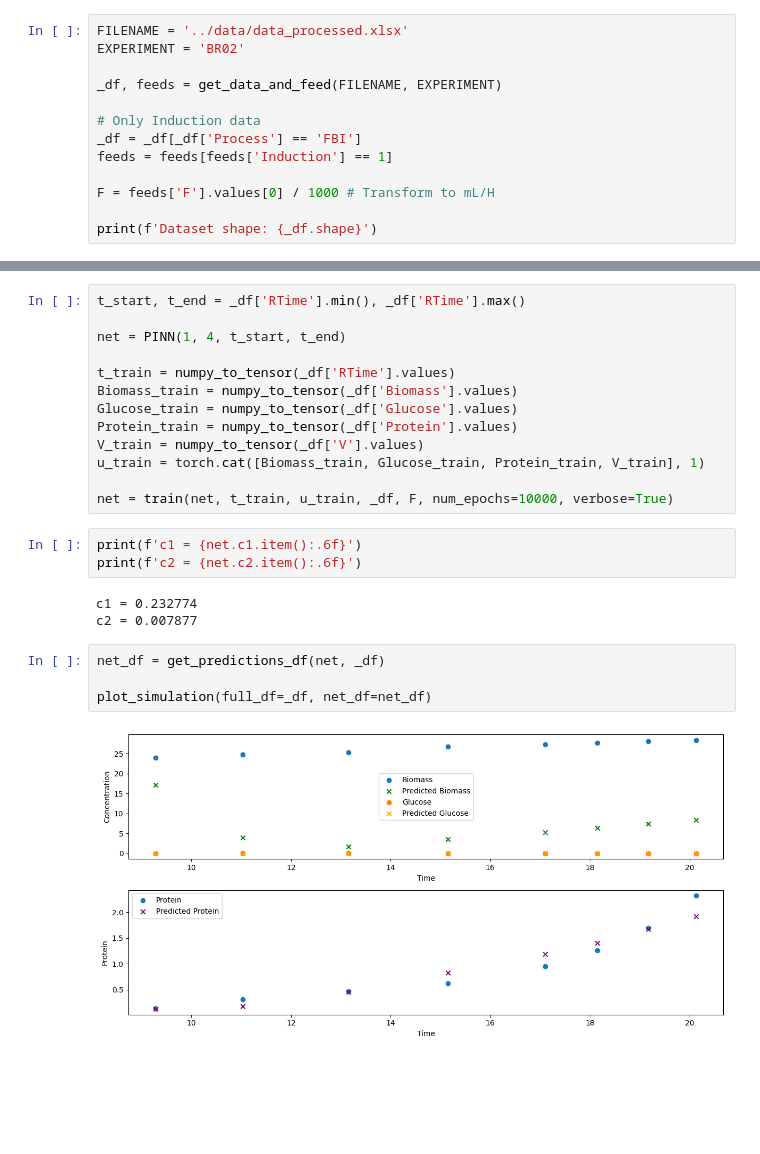
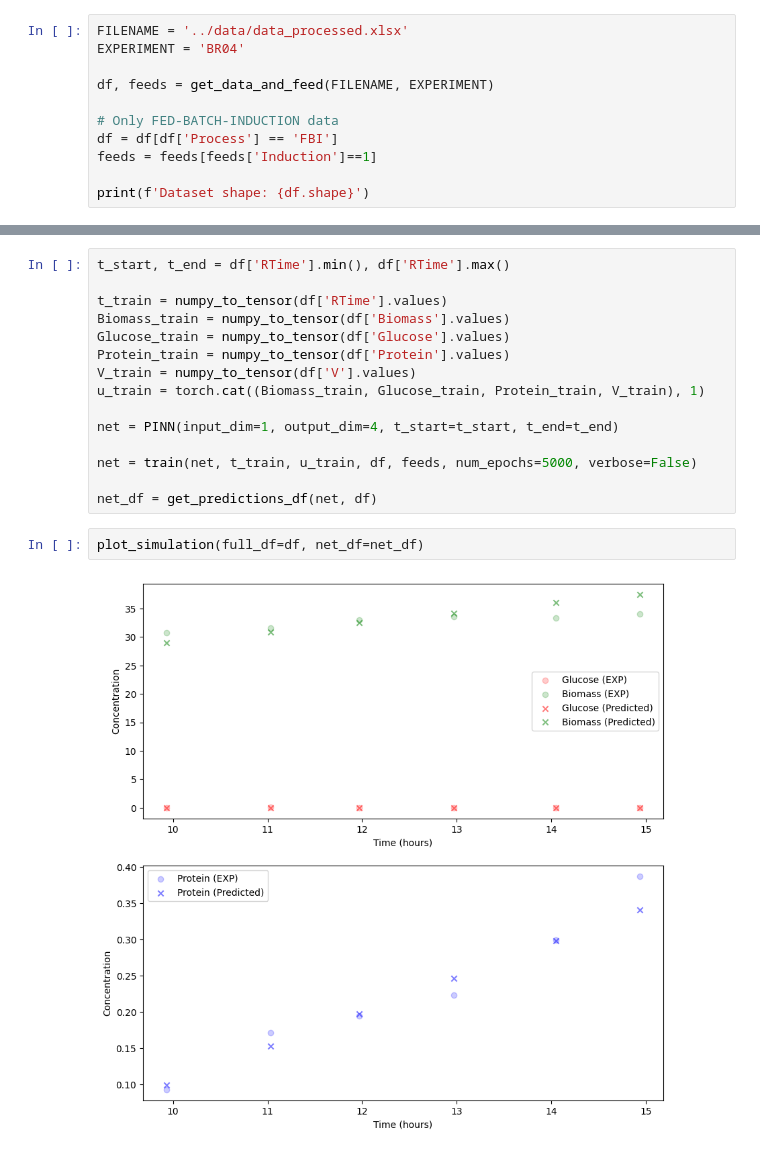
Before and after one commit to costasmexis/dynamic-modeling, a Jupyter notebook: notebooks/induction_main.ipynb, the cells around one changed output, grey strips where cells are left out. Saved outputs shown, nothing was run; the diff lists cells and outputs as text; blank space fills up the shorter version.

Commit message:
Start working on INDUCTION

```diff
--- a/notebooks/induction_main.ipynb
+++ b/notebooks/induction_main.ipynb
@@ -102,14 +120,12 @@ def get_predictions_df(net: nn.Module, df: pd.DataFrame):
 # %%
 FILENAME = '../data/data_processed.xlsx'
-EXPERIMENT = 'BR02'
+EXPERIMENT = 'BR04'
 
-_df, feeds = get_data_and_feed(FILENAME, EXPERIMENT)
+df, feeds = get_data_and_feed(FILENAME, EXPERIMENT)
 
-# Only Induction data
-_df = _df[_df['Process'] == 'FBI']
-feeds = feeds[feeds['Induction'] == 1]
+# Only FED-BATCH-INDUCTION data
+df = df[df['Process'] == 'FBI']
+feeds = feeds[feeds['Induction']==1]
 
-F = feeds['F'].values[0] / 1000 # Transform to mL/H
-
-print(f'Dataset shape: {_df.shape}')
+print(f'Dataset shape: {df.shape}')
 # %% [output]
@@ -122,25 +133,19 @@ plot_simulation(solution.t, solution.y, _df)
 # %%
-t_start, t_end = _df['RTime'].min(), _df['RTime'].max()
+t_start, t_end = df['RTime'].min(), df['RTime'].max()
 
-net = PINN(1, 4, t_start, t_end)
+t_train = numpy_to_tensor(df['RTime'].values)
+Biomass_train = numpy_to_tensor(df['Biomass'].values)
+Glucose_train = numpy_to_tensor(df['Glucose'].values)
+Protein_train = numpy_to_tensor(df['Protein'].values)
+V_train = numpy_to_tensor(df['V'].values)
+u_train = torch.cat((Biomass_train, Glucose_train, Protein_train, V_train), 1)
 
-t_train = numpy_to_tensor(_df['RTime'].values)
-Biomass_train = numpy_to_tensor(_df['Biomass'].values)
-Glucose_train = numpy_to_tensor(_df['Glucose'].values)
-Protein_train = numpy_to_tensor(_df['Protein'].values)
-V_train = numpy_to_tensor(_df['V'].values)
-u_train = torch.cat([Biomass_train, Glucose_train, Protein_train, V_train], 1)
+net = PINN(input_dim=1, output_dim=4, t_start=t_start, t_end=t_end)
 
-net = train(net, t_train, u_train, _df, F, num_epochs=10000, verbose=True)
+net = train(net, t_train, u_train, df, feeds, num_epochs=5000, verbose=False)
+
+net_df = get_predictions_df(net, df)
-# %%
-print(f'c1 = {net.c1.item():.6f}')
-print(f'c2 = {net.c2.item():.6f}')
-# %% [output]
-c1 = 0.232774
-c2 = 0.007877
-# %%
-net_df = get_predictions_df(net, _df)
-
-plot_simulation(full_df=_df, net_df=net_df)
-# %% [output]
-[figure, removed]
+# %%
+plot_simulation(full_df=df, net_df=net_df)
+# %% [output]
+[figure, added]
```
Also changed, not shown: parts of 5 cells of this notebook, 1 other file.
